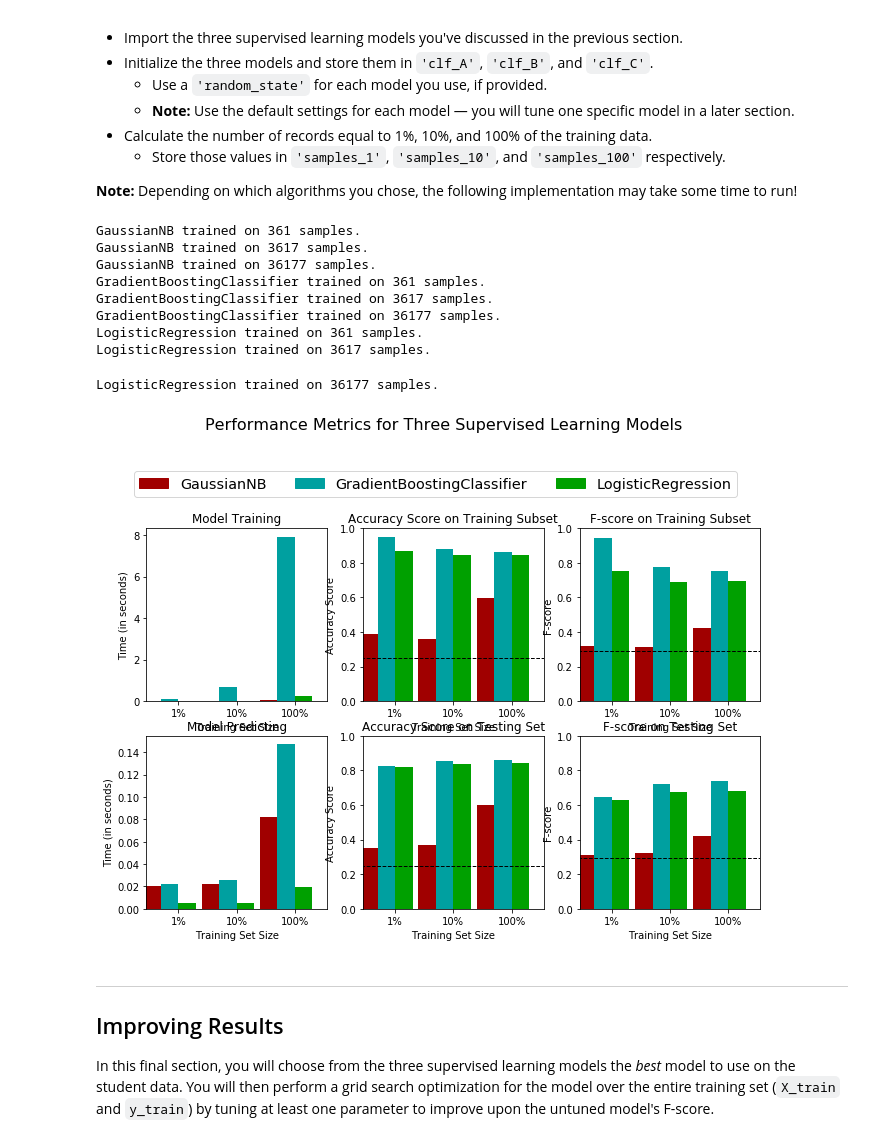
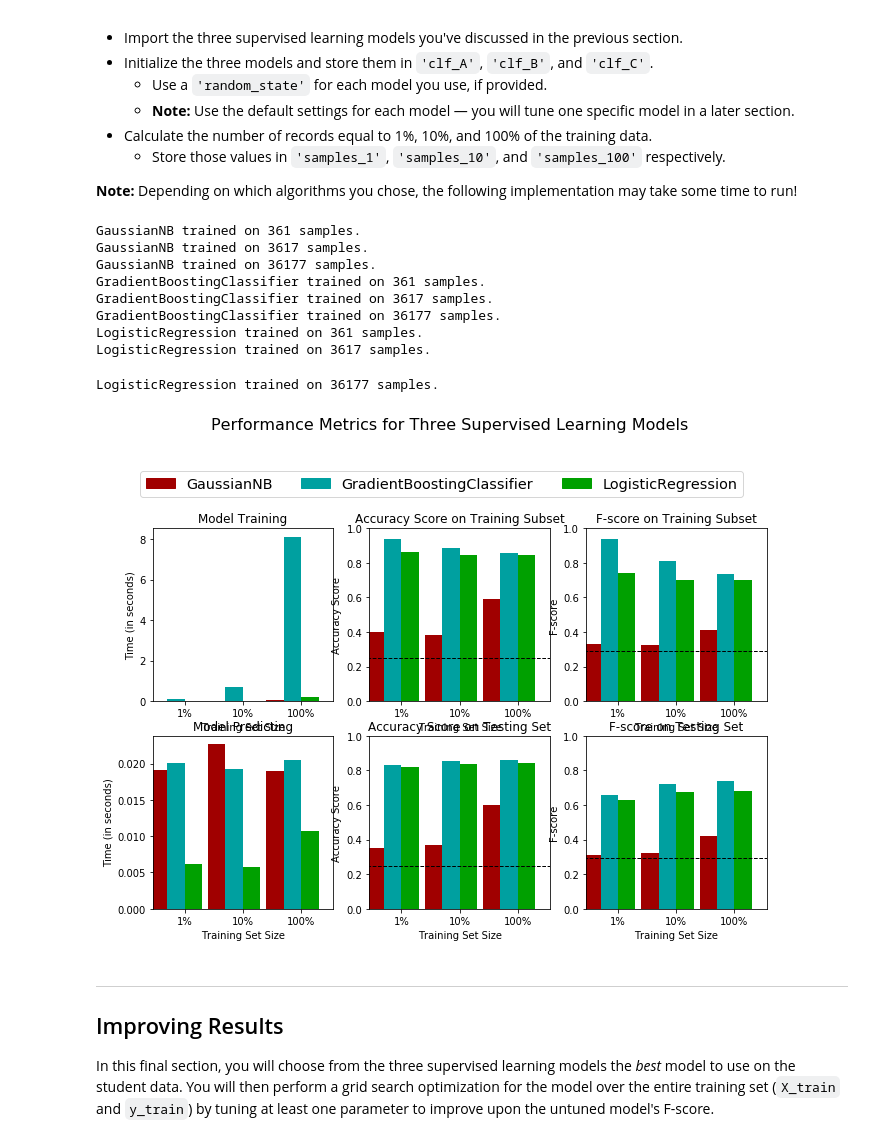
Before and after one commit to chloedevries/finding-donors-for-CharityML, a Jupyter notebook: finding_donors.ipynb, the cells around one changed output. Saved outputs shown, nothing was run; the diff lists cells and outputs as text; code cells hidden in the pictures.

```diff
--- a/finding_donors.ipynb
+++ b/finding_donors.ipynb
@@ -335,7 +335,7 @@ def train_predict(learner, sample_size, X_train, y_train, X_test, y_test):
 
     # TODO: Fit the learner to the training data using slicing with 'sample_size' using .fit(training_features[:], training_labels[:])
     start = time() # Get start time
-    learner = learner().fit(X_train[:sample_size], y_train[:sample_size])
+    learner = learner.fit(X_train[:sample_size], y_train[:sample_size])
     end = time() # Get end time
 
     # TODO: Calculate the training time
@@ -345,20 +345,20 @@ def train_predict(learner, sample_size, X_train, y_train, X_test, y_test):
     #       then get predictions on the first 300 training samples(X_train) using .predict()
     start = time() # Get start time
     predictions_test = learner.predict(X_test)
-    predictions_train = learner.predict(X_train[:sample_size])
+    predictions_train = learner.predict(X_train[:300])
     end = time() # Get end time
 
     # TODO: Calculate the total prediction time
     results['pred_time'] = end - start
 
     # TODO: Compute accuracy on the first 300 training samples which is y_train[:300]
-    results['acc_train'] = accuracy_score(y_train[:sample_size], predictions_train)
+    results['acc_train'] = accuracy_score(y_train[:300], predictions_train)
 
     # TODO: Compute accuracy on test set using accuracy_score()
     results['acc_test'] = accuracy_score(y_test, predictions_test)
 
     # TODO: Compute F-score on the the first 300 training samples using fbeta_score()
-    results['f_train'] = fbeta_score(y_train[:sample_size], predictions_train,
+    results['f_train'] = fbeta_score(y_train[:300], predictions_train,
                                      beta = .5)
 
     # TODO: Compute F-score on the test set which is y_test
@@ -391,40 +391,40 @@ from sklearn.svm import SVC
 from sklearn.neighbors import KNeighborsClassifier
 
 # TODO: Initialize the three models
-clf_A = GaussianNB
-clf_B = GradientBoostingClassifier
-clf_C = LogisticRegression
+clf_A = GaussianNB()
+clf_B = GradientBoostingClassifier(random_state = 42)
+clf_C = LogisticRegression()
 
 # TODO: Calculate the number of samples for 1%, 10%, and 100% of the training data
 # HINT: samples_100 is the entire training set i.e. len(y_train)
 # HINT: samples_10 is 10% of samples_100 (ensure to set the count of the values to be `int` and not `float`)
 # HINT: samples_1 is 1% of samples_100 (ensure to set the count of the values to be `int` and not `float`)
 samples_100 = len(y_train)
 samples_10 = int(len(y_train) * .1)
 samples_1 = int(len(y_train) * .01)
 
 # Collect results on the learners
 results = {}
 for clf in [clf_A, clf_B, clf_C]:
-    clf_name = clf.__name__
+    clf_name = clf.__class__.__name__
     results[clf_name] = {}
     for i, samples in enumerate([samples_1, samples_10, samples_100]):
         results[clf_name][i] = \
         train_predict(clf, samples, X_train, y_train, X_test, y_test)
 
 # Run metrics visualization for the three supervised learning models chosen
 vs.evaluate(results, accuracy, fscore)
 # %% [output]
 GaussianNB trained on 361 samples.
 GaussianNB trained on 3617 samples.
 GaussianNB trained on 36177 samples.
 GradientBoostingClassifier trained on 361 samples.
 GradientBoostingClassifier trained on 3617 samples.
 GradientBoostingClassifier trained on 36177 samples.
 LogisticRegression trained on 361 samples.
 LogisticRegression trained on 3617 samples.
 LogisticRegression trained on 36177 samples.
-[figure, old version]
+[figure, new version]
 # %% [markdown]
 ----
 ## Improving Results
```
Also changed, not shown: parts of 10 cells of this notebook, 1 other file.
